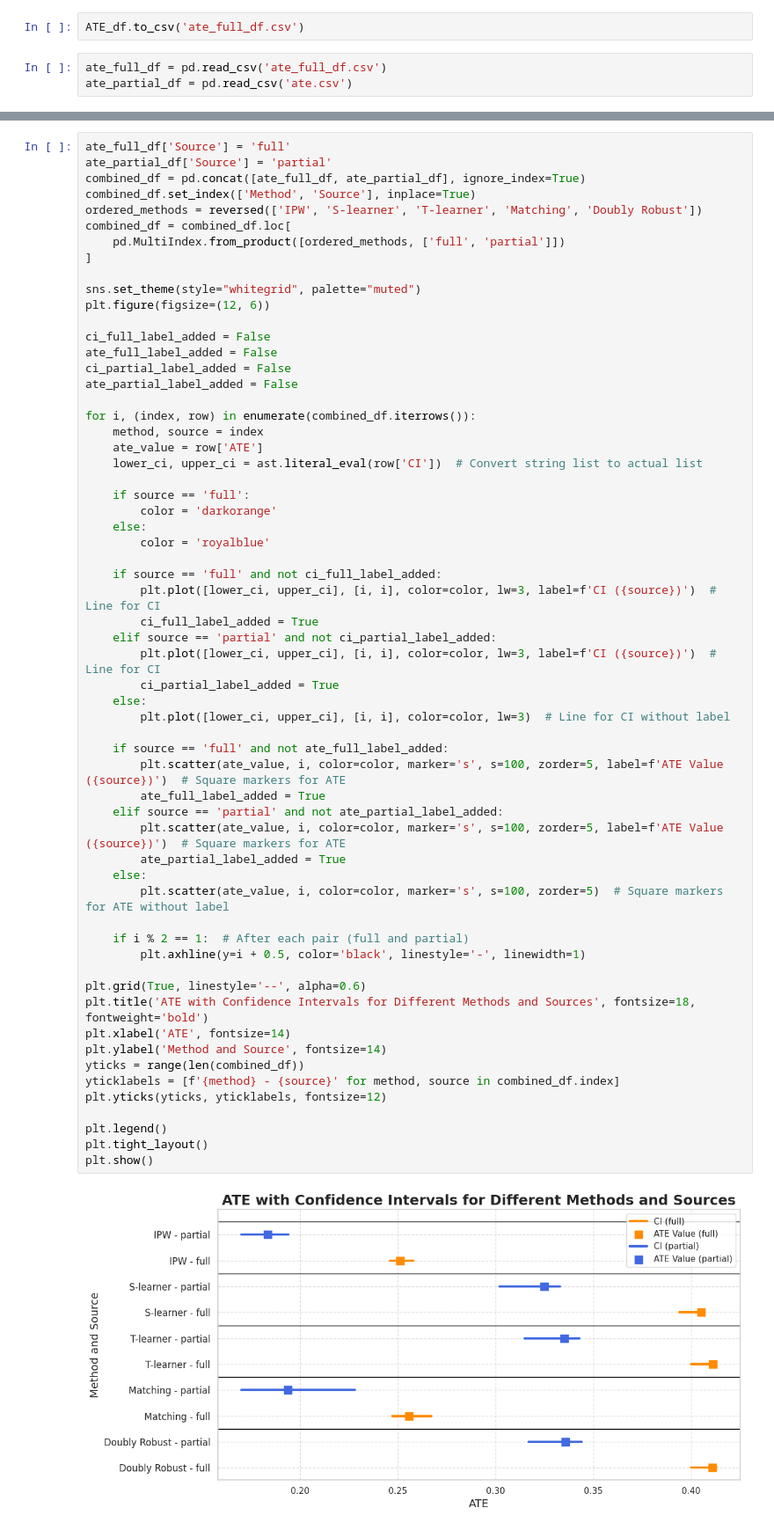
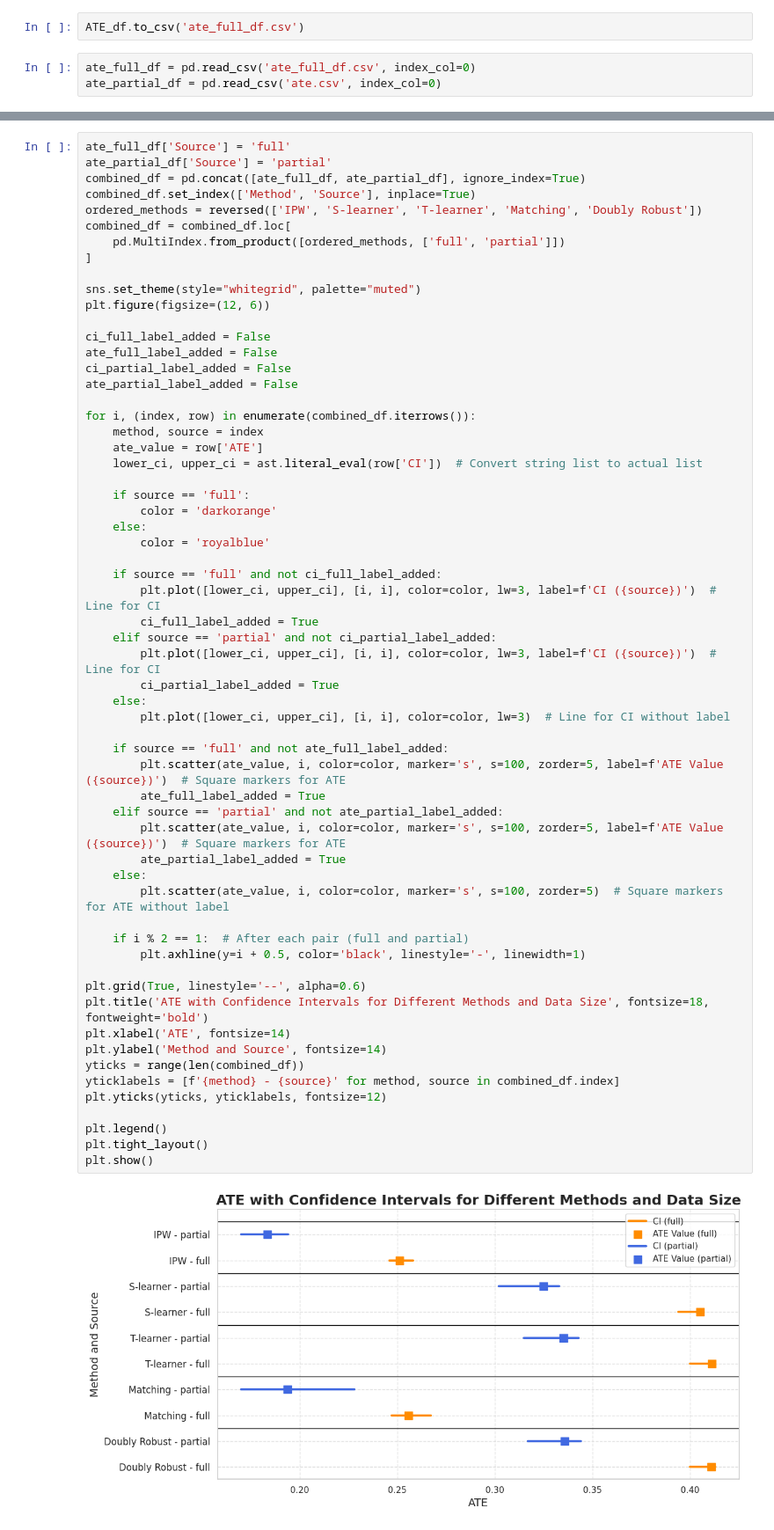
Before and after one commit to or1dado/Tennis-Momentum-Causal-Inference, a Jupyter notebook: ATE_methods.ipynb, the cells around one changed output, grey strips where cells are left out. Shown at 88% size. Drawn from its saved outputs; the diff is of its cells as text.

Commit message:
change in the ATE summery chart

```diff
--- a/ATE_methods.ipynb
+++ b/ATE_methods.ipynb
@@ -503,5 +458,5 @@ ATE_df
 # %%
 ATE_df.to_csv('ate_full_df.csv')
 # %%
-ate_full_df = pd.read_csv('ate_full_df.csv')
-ate_partial_df = pd.read_csv('ate.csv')
+ate_full_df = pd.read_csv('ate_full_df.csv', index_col=0)
+ate_partial_df = pd.read_csv('ate.csv', index_col=0)
@@ -545,32 +493,32 @@ for i, (index, row) in enumerate(combined_df.iterrows()):
         ci_full_label_added = True
     elif source == 'partial' and not ci_partial_label_added:
         plt.plot([lower_ci, upper_ci], [i, i], color=color, lw=3, label=f'CI ({source})')  # Line for CI
         ci_partial_label_added = True
     else:
         plt.plot([lower_ci, upper_ci], [i, i], color=color, lw=3)  # Line for CI without label
 
     if source == 'full' and not ate_full_label_added:
         plt.scatter(ate_value, i, color=color, marker='s', s=100, zorder=5, label=f'ATE Value ({source})')  # Square markers for ATE
         ate_full_label_added = True
     elif source == 'partial' and not ate_partial_label_added:
         plt.scatter(ate_value, i, color=color, marker='s', s=100, zorder=5, label=f'ATE Value ({source})')  # Square markers for ATE
         ate_partial_label_added = True
     else:
         plt.scatter(ate_value, i, color=color, marker='s', s=100, zorder=5)  # Square markers for ATE without label
 
     if i % 2 == 1:  # After each pair (full and partial)
         plt.axhline(y=i + 0.5, color='black', linestyle='-', linewidth=1)
 
 plt.grid(True, linestyle='--', alpha=0.6)
-plt.title('ATE with Confidence Intervals for Different Methods and Sources', fontsize=18, fontweight='bold')
+plt.title('ATE with Confidence Intervals for Different Methods and Data Size', fontsize=18, fontweight='bold')
 plt.xlabel('ATE', fontsize=14)
 plt.ylabel('Method and Source', fontsize=14)
 yticks = range(len(combined_df))
 yticklabels = [f'{method} - {source}' for method, source in combined_df.index]
 plt.yticks(yticks, yticklabels, fontsize=12)
 
 plt.legend()
 plt.tight_layout()
 plt.show()
 # %% [output]
-[figure, old version]
+[figure, new version]
```
Also changed, not shown: parts of 4 cells of this notebook.
